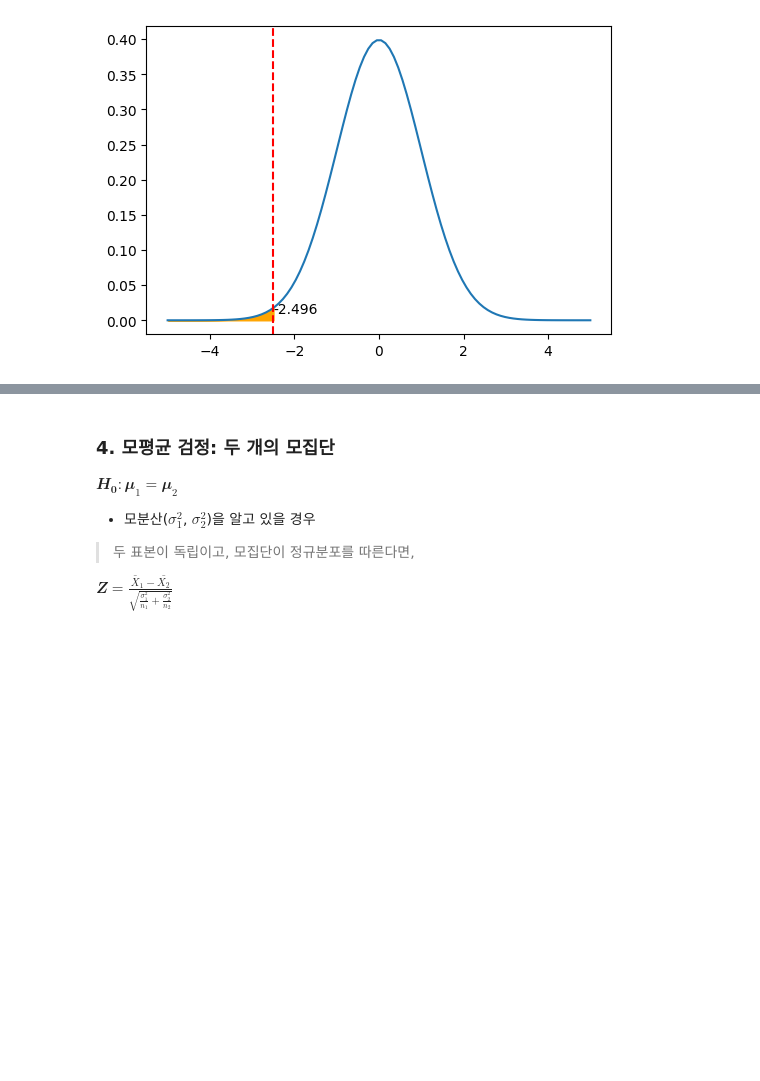
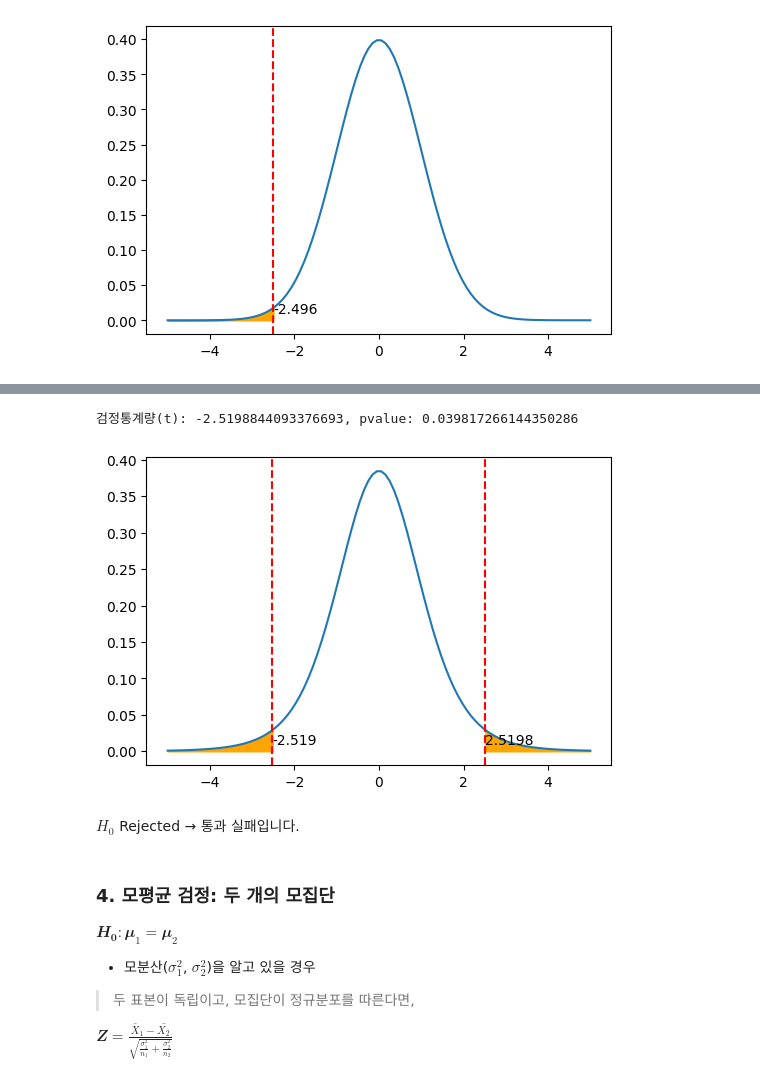
Before and after one commit to sunkusun9/DS_Lv3_elearning, a Jupyter notebook: 2-3 가설 검정.ipynb, the cells around one changed output, grey strips where cells are left out. Saved outputs shown, nothing was run; the diff lists cells and outputs as text; code cells hidden in the pictures; blank space fills up the shorter version.

```diff
--- a/2-3 가설 검정.ipynb
+++ b/2-3 가설 검정.ipynb
@@ -248,3 +325,33 @@ $t \sim t(n-1)$
+# %%
+X = [6.03, 6.55, 6.37, 5.92, 6.16, 6.71, 5.69, 6.19]
+
+X_bar = np.mean(X)
+mu_X_bar = 6.5
+n = len(X)
+S = np.std(X, ddof=1) # 표본 평균을 사용합니다.
+t_stat = -abs(X_bar - mu_X_bar) / (S / (n ** 0.5)) # 양측 검정이고 대칭이라 좌측 확률 영역의 통계량을 구합니다.
+print("검정통계량(t): {}, pvalue: {}".format(t_stat, t.cdf(t_stat, df=n - 1) * 2))
+# %% [output]
+검정통계량(t): -2.5198844093376693, pvalue: 0.039817266144350286
+# %%
+plt.figure(figsize=(6, 4))
+
+plt.plot(np.linspace(-5, 5, 100), t.pdf(np.linspace(-5, 5, 100), df=n - 1))
+
+plt.axvline(t_stat, color='red', linestyle='--')
+plt.text(t_stat, 0.01, str(t_stat)[:6])
+plt.fill_between(np.linspace(-5, t_stat, 100), np.zeros(shape=100),
+                t.pdf(np.linspace(-5, t_stat, 100), df=n - 1), color='orange')
+
+plt.axvline(-t_stat, color='red', linestyle='--')
+plt.text(-t_stat, 0.01, str(-t_stat)[:6])
+plt.fill_between(np.linspace(-t_stat, 5, 100), np.zeros(shape=100),
+                t.pdf(np.linspace(-t_stat, 5, 100), df=n - 1), color='orange')
+plt.show()
+# %% [output]
+[figure, added]
+# %% [markdown]
+$H_0$ Rejected → 통과 실패입니다.
 # %% [markdown]
 ### 4. 모평균 검정: 두 개의 모집단
 
```
Also changed, not shown: parts of 34 cells of this notebook, 10 other files.
